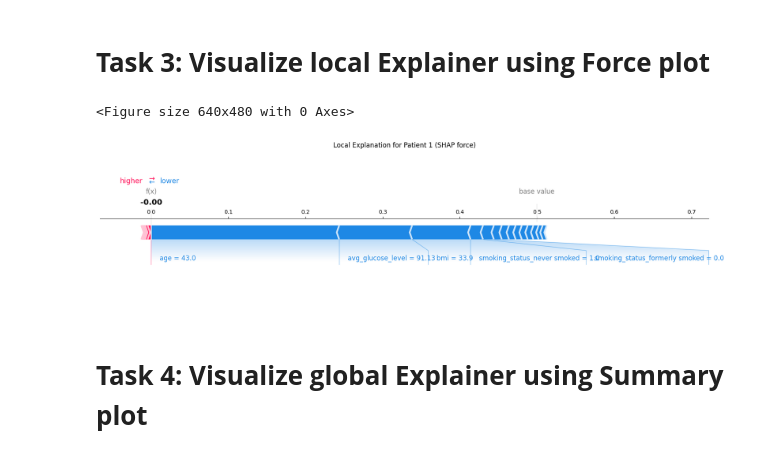
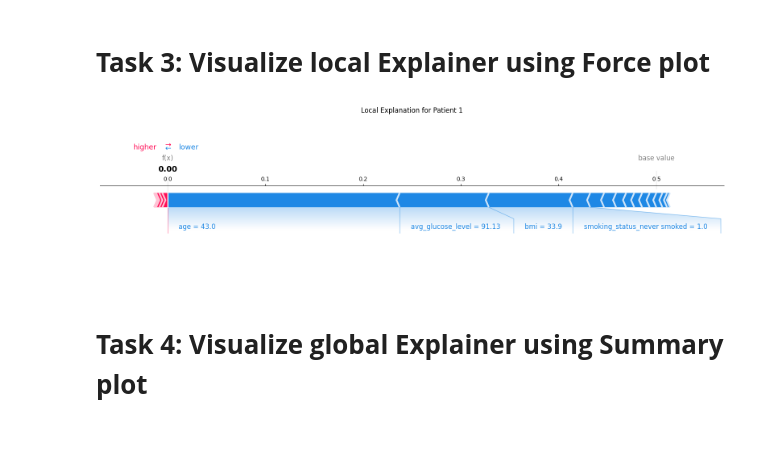
Before and after one commit to esther-pui/WQF7009-Assignment-1, a Jupyter notebook: stroke_prediction.ipynb, the cells around one changed output. Saved outputs shown, nothing was run; the diff lists cells and outputs as text; code cells hidden in the pictures.

```diff
--- a/stroke_prediction.ipynb
+++ b/stroke_prediction.ipynb
@@ -212,14 +205,21 @@ Prediction: 0
 # %% [markdown]
 # **Task 3: Visualize local Explainer using Force plot**
 # %%
-import matplotlib.pyplot as plt
+features_1d = patient_features.values
+feature_names = patient_features.index
 
-# local plot
-shap.plots.force(base_value, patient_shap, patient_features, matplotlib=True, show=False)
-plt.title(f"Local Explanation for Patient {patient_index} (SHAP force)", y=1.75)
+shap.plots.force(
+    base_value,
+    patient_shap,
+    features_1d,
+    feature_names=feature_names,
+    matplotlib=True,
+    show=False
+)
+
+plt.title(f"Local Explanation for Patient {patient_index}", y=1.75)
 plt.show()
 # %% [output]
-<Figure size 640x480 with 0 Axes>
-[figure, old version]
+[figure, new version]
 # %% [markdown]
 # **Task 4: Visualize global Explainer using Summary plot**
```
Also changed, not shown: parts of 18 cells of this notebook.
